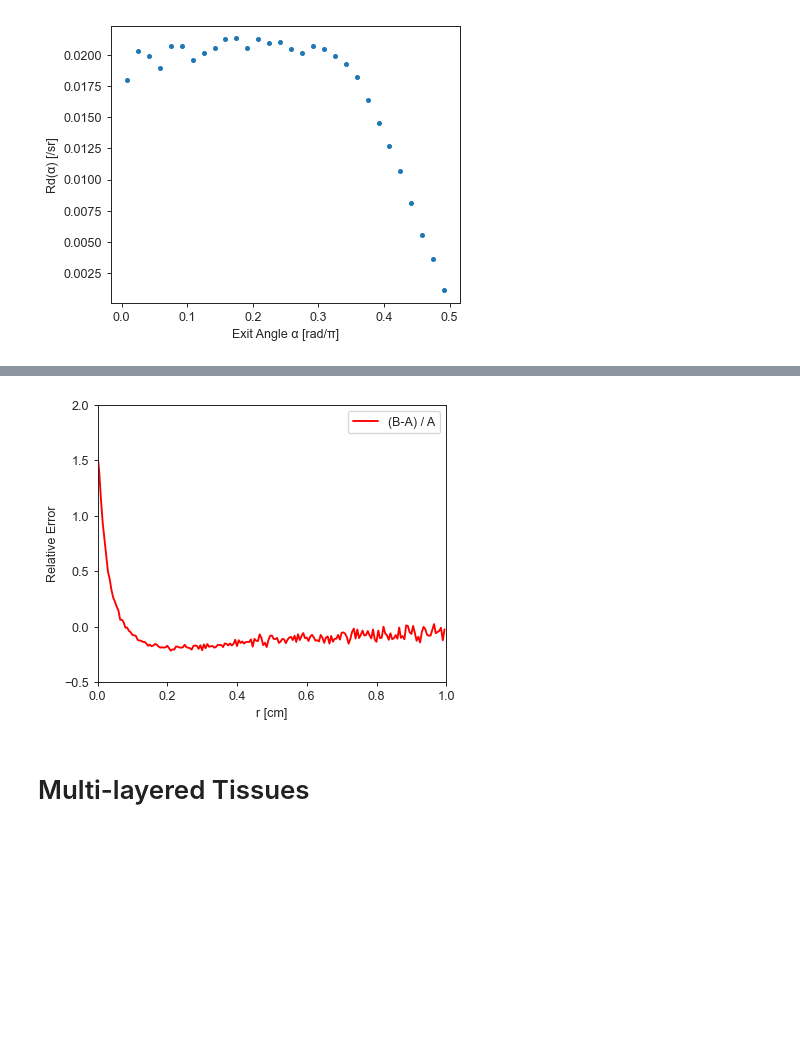
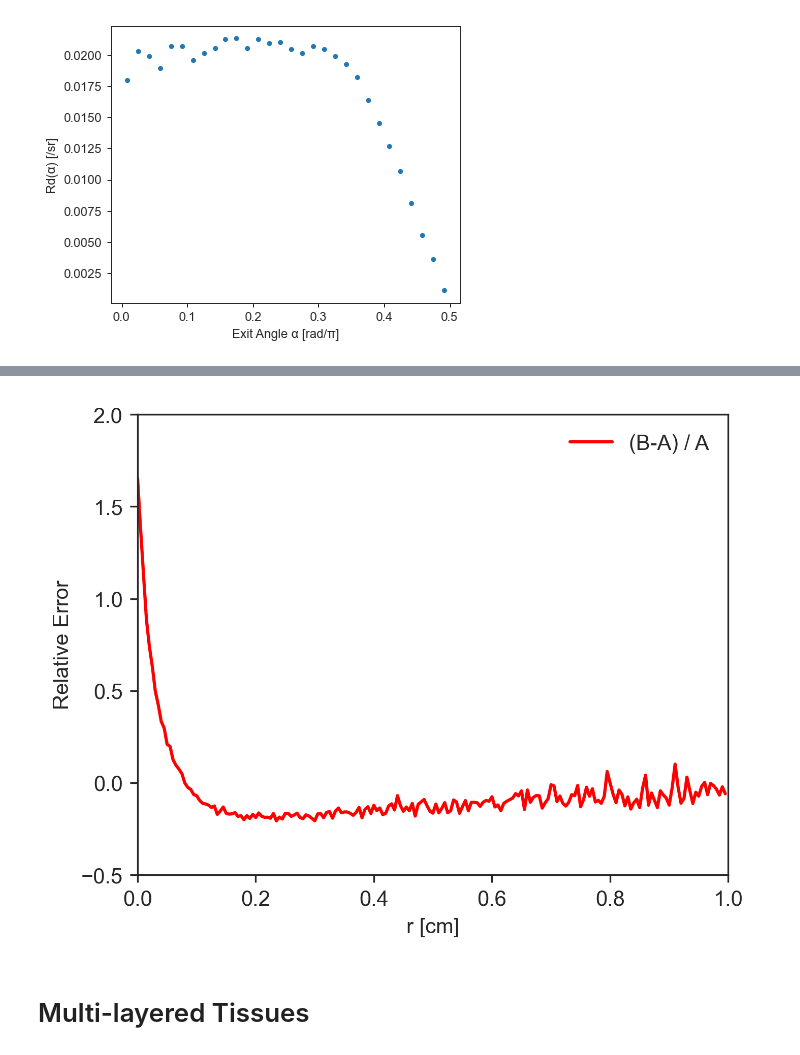
Before and after one commit to Kaname21Miura/pyMonteOpt, a Jupyter notebook: test_voxelcuda.ipynb, the cells around one changed output, grey strips where cells are left out. Saved outputs shown, nothing was run; the diff lists cells and outputs as text; code cells hidden in the pictures; blank space fills up the shorter version.

```diff
--- a/test_voxelcuda.ipynb
+++ b/test_voxelcuda.ipynb
@@ -297,14 +295,15 @@ plt.show()
 # %%
-plt.figure(figsize=(5,4),dpi=90)
+plt.figure(figsize=(5,4),dpi=300)
 plt.plot(alphaA,(RdrB-RdrA)/RdrA,'-',c = 'red',label = '(B-A) / A')
 plt.xlim(0,1)
 plt.ylim(-0.5,2)
-plt.legend()
+plt.legend(frameon=False)
+
 plt.xlabel('r [cm]')
 plt.ylabel('Relative Error')
 plt.show()
 # %% [output]
-[figure, old version]
+[figure, new version]
 # %% [markdown]
 # Multi-layered Tissues
 # %% [markdown]
```
Also changed, not shown: parts of 26 cells of this notebook, 2 other files.
